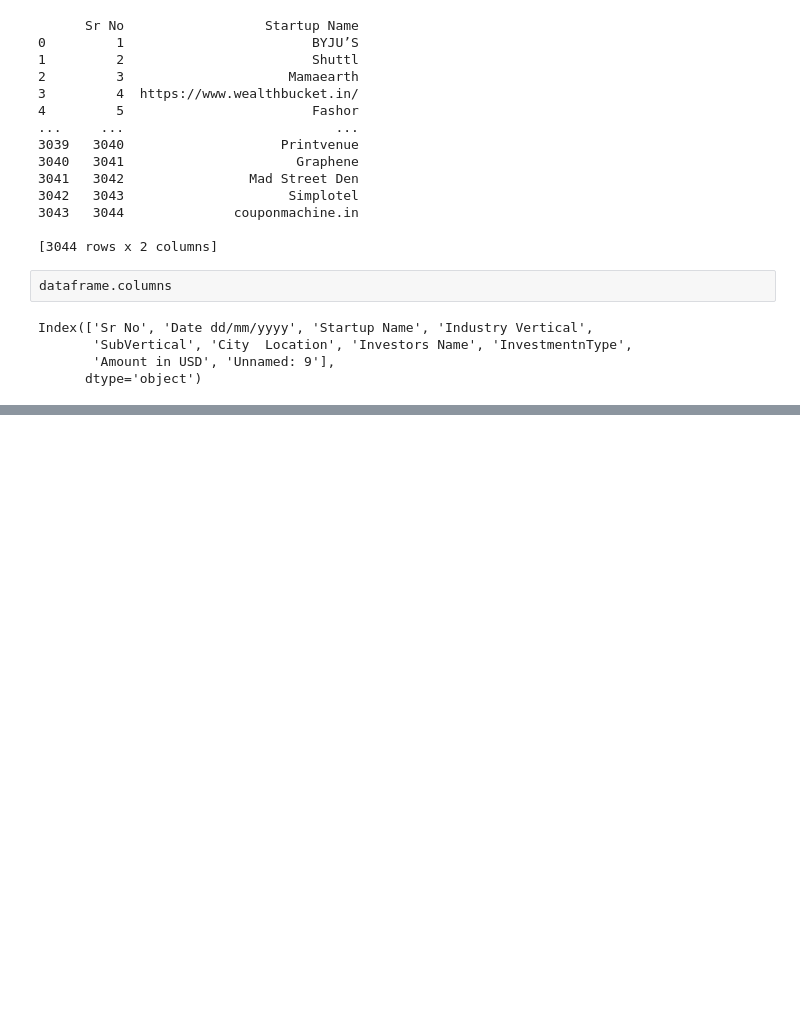
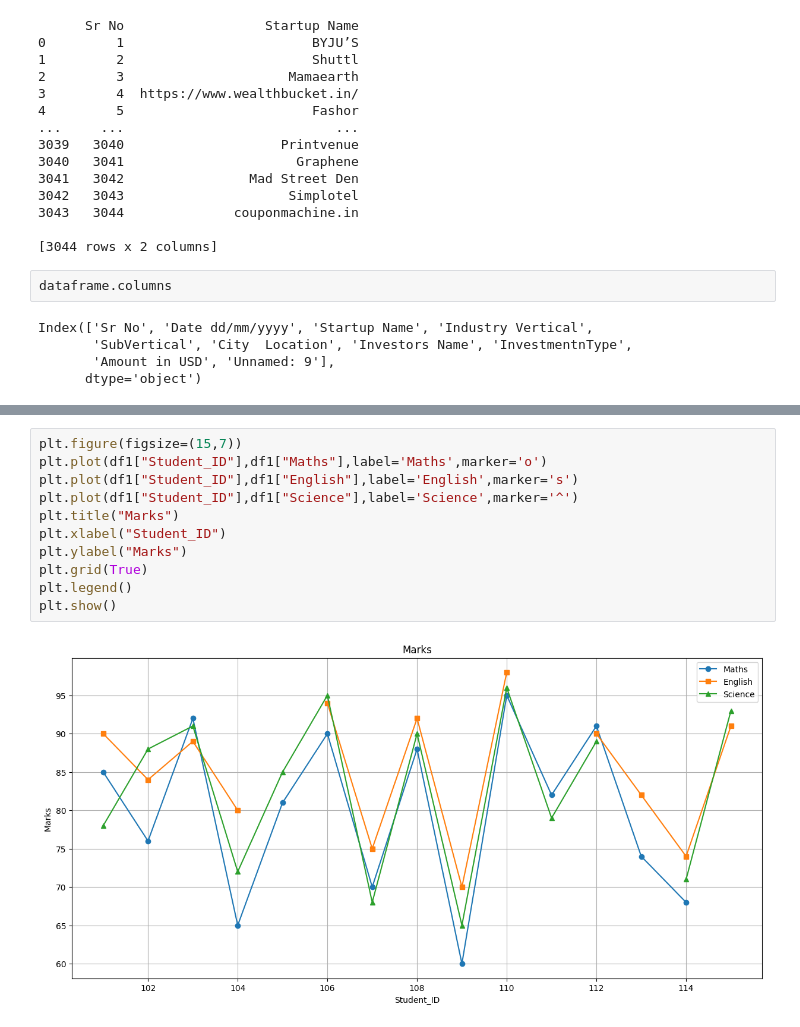
Before and after one commit to liondhindsa666-svg/RETAIL-SALES-ANALYSIS-DASHBOARD, a Jupyter notebook: Data_Cleaning.ipynb, the cells around one changed output, grey strips where cells are left out. Saved outputs shown, nothing was run; the diff lists cells and outputs as text; blank space fills up the shorter version.

```diff
--- a/Data_Cleaning.ipynb
+++ b/Data_Cleaning.ipynb
@@ -101,0 +466,13 @@ Index(['Sr No', 'Date dd/mm/yyyy', 'Startup Name', 'Industry Vertical',
+# %%
+plt.figure(figsize=(15,7))
+plt.plot(df1["Student_ID"],df1["Maths"],label='Maths',marker='o')
+plt.plot(df1["Student_ID"],df1["English"],label='English',marker='s')
+plt.plot(df1["Student_ID"],df1["Science"],label='Science',marker='^')
+plt.title("Marks")
+plt.xlabel("Student_ID")
+plt.ylabel("Marks")
+plt.grid(True)
+plt.legend()
+plt.show()
+# %% [output]
+[figure, added]
```
Also changed, not shown: parts of 43 cells of this notebook.
